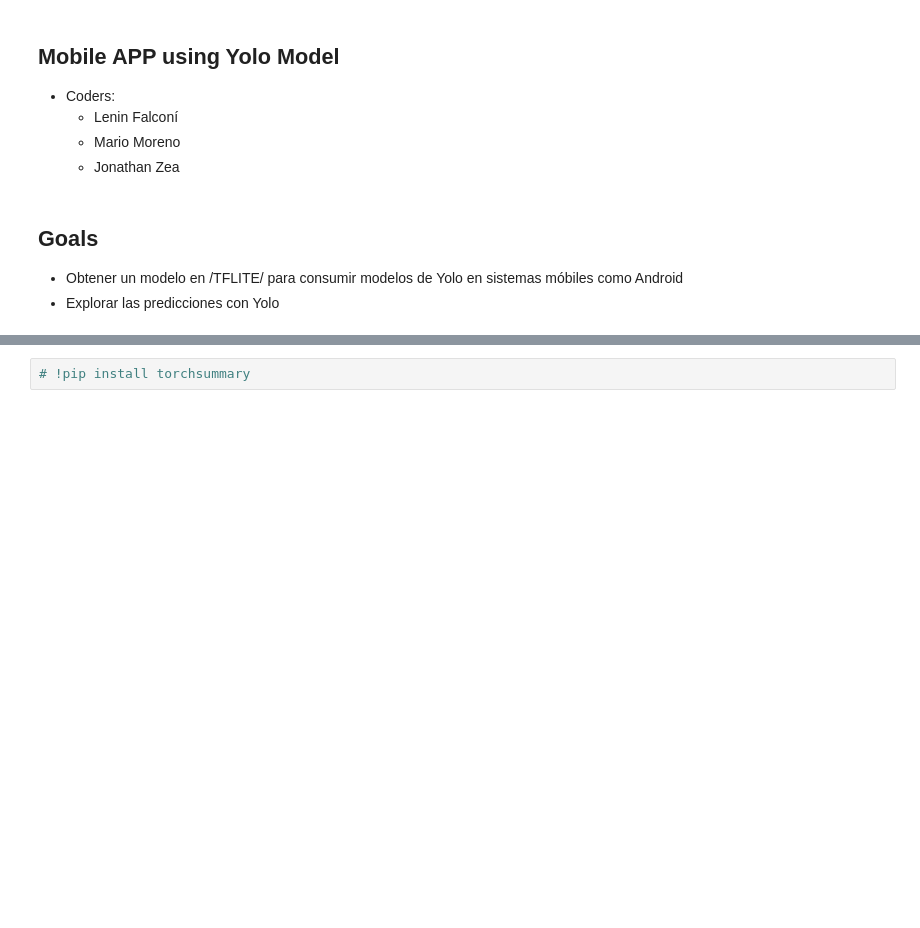
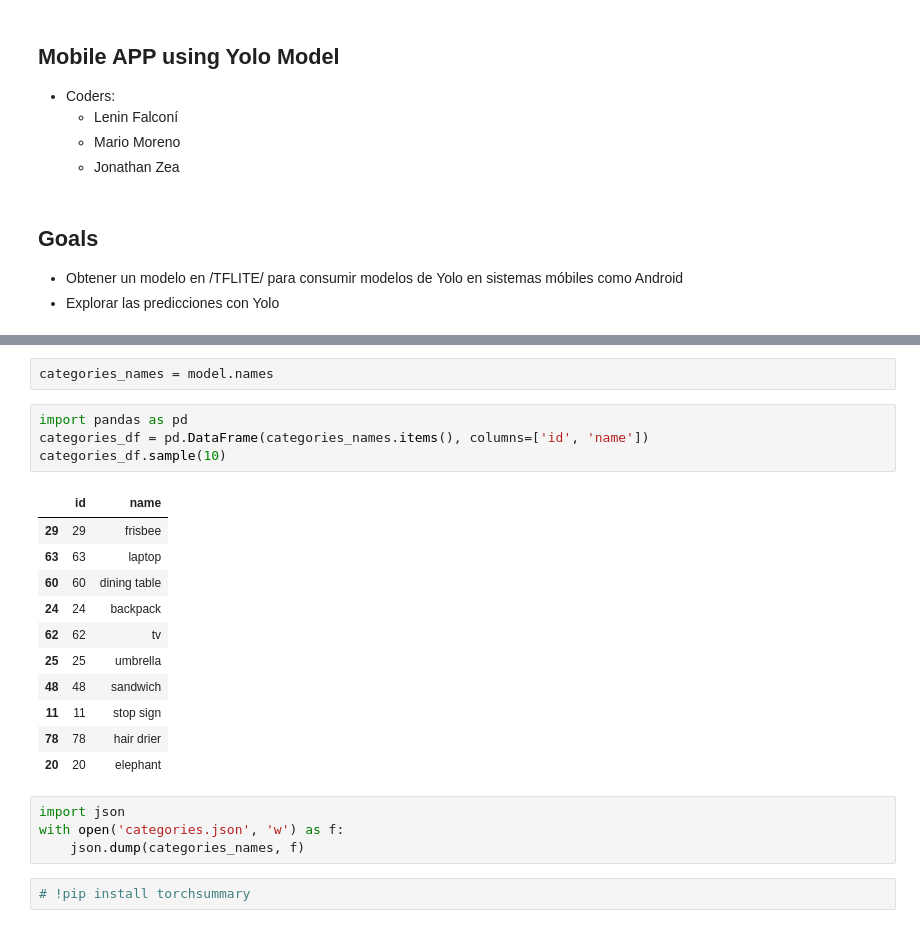
Before and after one commit to LeninGF/yolov8MobileApp, a Jupyter notebook: yolov8mobileapp/notebooks/yolo_explore.ipynb, the cells around one changed output, grey strips where cells are left out. Saved outputs shown, nothing was run; the diff lists cells and outputs as text; blank space fills up the shorter version.

```diff
--- a/yolov8mobileapp/notebooks/yolo_explore.ipynb
+++ b/yolov8mobileapp/notebooks/yolo_explore.ipynb
@@ -22,6 +24,28 @@ YOLOv5  2024-12-8 Python-3.9.15 torch-2.4.1 CUDA:0 (NVIDIA GeForce GTX 1660 Ti,
 Fusing layers...
 YOLOv5s summary: 213 layers, 7225885 parameters, 0 gradients, 16.4 GFLOPs
 Adding AutoShape...
+# %%
+categories_names = model.names
+# %%
+import pandas as pd
+categories_df = pd.DataFrame(categories_names.items(), columns=['id', 'name'])
+categories_df.sample(10)
+# %% [output]
+|  | id | name |
+| 29 | 29 | frisbee |
+| 63 | 63 | laptop |
+| 60 | 60 | dining table |
+| 24 | 24 | backpack |
+| 62 | 62 | tv |
+| 25 | 25 | umbrella |
+| 48 | 48 | sandwich |
+| 11 | 11 | stop sign |
+| 78 | 78 | hair drier |
+| 20 | 20 | elephant |
+# %%
+import json
+with open('categories.json', 'w') as f:
+    json.dump(categories_names, f)
 # %%
 # !pip install torchsummary
 # %%
```
Also changed, not shown: parts of 25 cells of this notebook.
